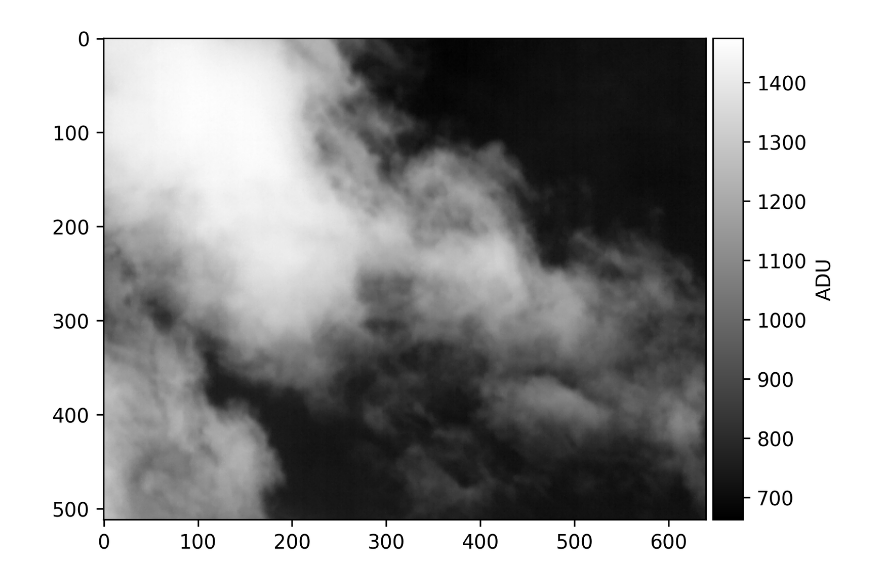
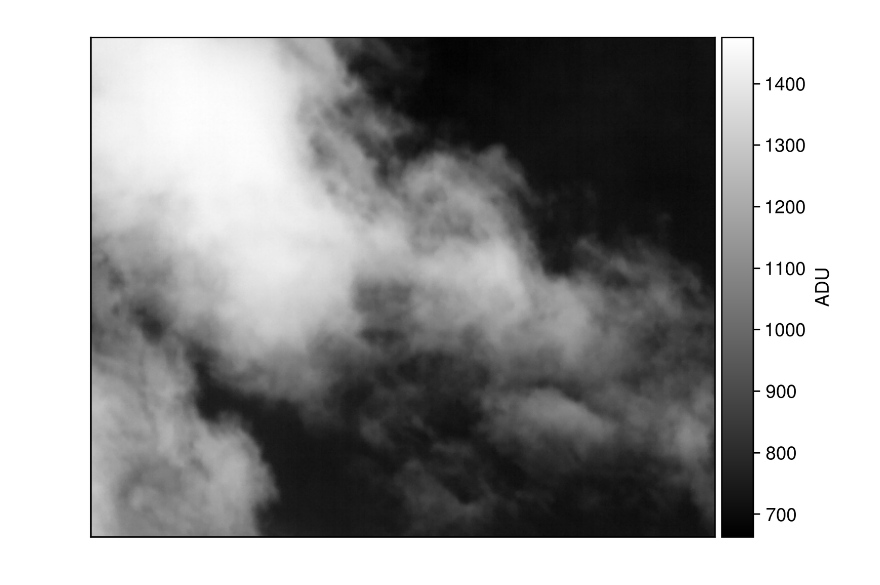
Before and after one commit to ASKabalan/-infrared-cloud-detection-, a Jupyter notebook: notebooks/plot_infrared_image.ipynb, the cells around one changed output. Saved outputs shown, nothing was run; the diff lists cells and outputs as text; code cells hidden in the pictures.

```diff
--- a/notebooks/plot_infrared_image.ipynb
+++ b/notebooks/plot_infrared_image.ipynb
@@ -7,3 +1,28 @@ import glob
+# %%
+from astropy.io import fits
+from mpl_toolkits.axes_grid1 import make_axes_locatable
+import random
+import glob
+
+import matplotlib
+
+matplotlib.rcParams['font.family'] = 'sans-serif'
+# matplotlib.rcParams['font.sans-serif'] = ['tgheros']
+matplotlib.rcParams['font.sans-serif'] = ['helvet']
+# matplotlib.rcParams['font.serif'] = ['cm10']
+matplotlib.rcParams['text.usetex'] = True
+matplotlib.rcParams['text.latex.preamble'] = r"""
+\usepackage[T1]{fontenc}
+\usepackage{amsmath}
+\usepackage{amsfonts}
+\usepackage{amssymb}
+\usepackage{tgheros}
+\usepackage[helvet]{sfmath}
+
+"""
+import matplotlib.pyplot as plt
+
+%matplotlib widget
 # %%
 list_filenames = glob.glob('../CLOUD_IMAGES/DATASET_1/*.fits')
 #image_name = random.choice(list_filenames)
@@ -12,13 +31,19 @@ image = fits.getdata(image_name)
 # %%
 fig, ax = plt.subplots(1, 1, figsize=(6, 4), dpi=300)
 im1 = ax.imshow(image, cmap='gray')
 divider = make_axes_locatable(ax)
 cax = divider.append_axes('right', size='5%', pad=0.05)
 cbar1 = fig.colorbar(im1, cax=cax, orientation='vertical')
 cbar1.ax.set_ylabel('ADU')
 
+# Hide x and y axis ticks and labels
+ax.set_xticks([])
+ax.set_yticks([])
+ax.set_xticklabels([])
+ax.set_yticklabels([])
+
 plt.tight_layout()
 plt.savefig('../paper/figures/sample_sky_image.pdf', dpi=600)
 plt.show()
 # %% [output]
-[figure, old version]
+[figure, new version]
```
Also changed, not shown: parts of 1 cell of this notebook, 4 other files.
